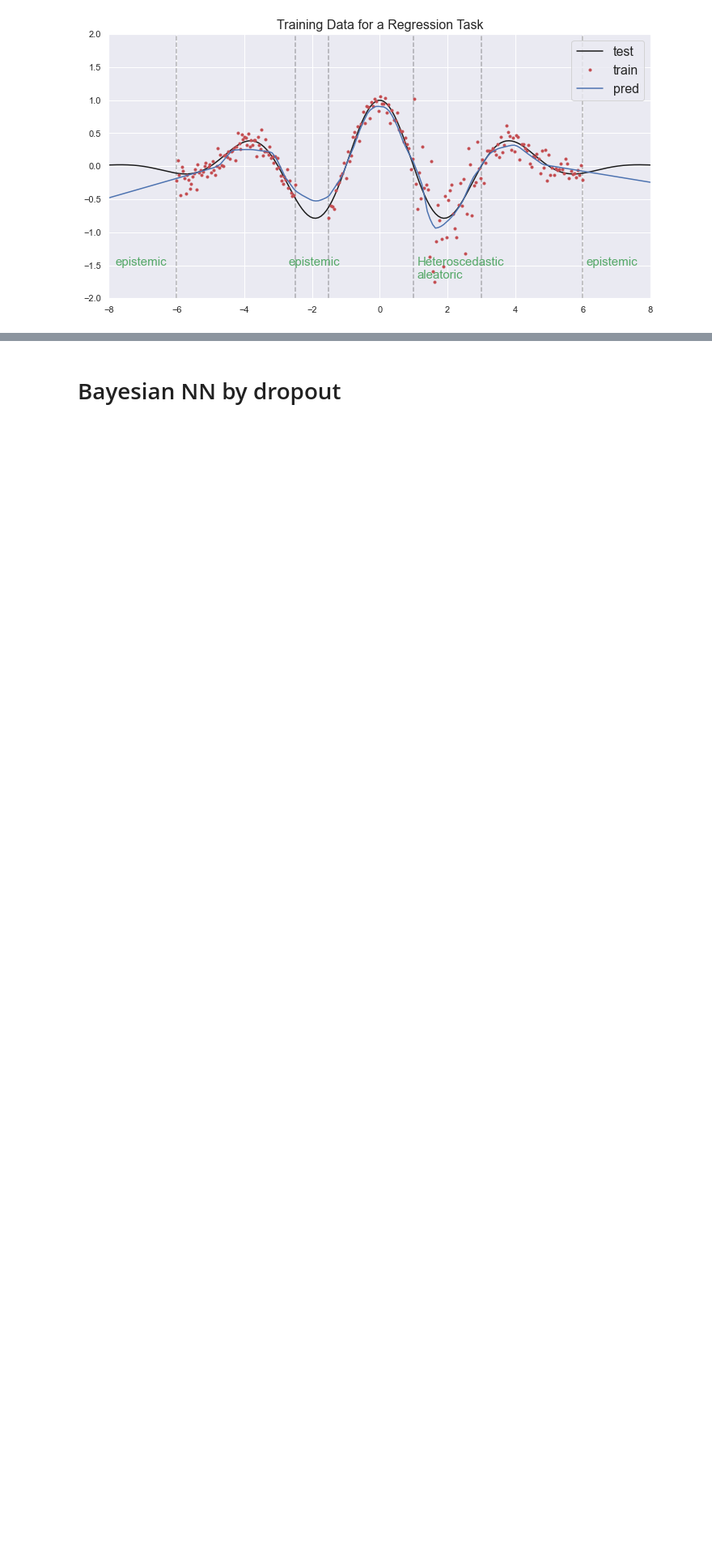
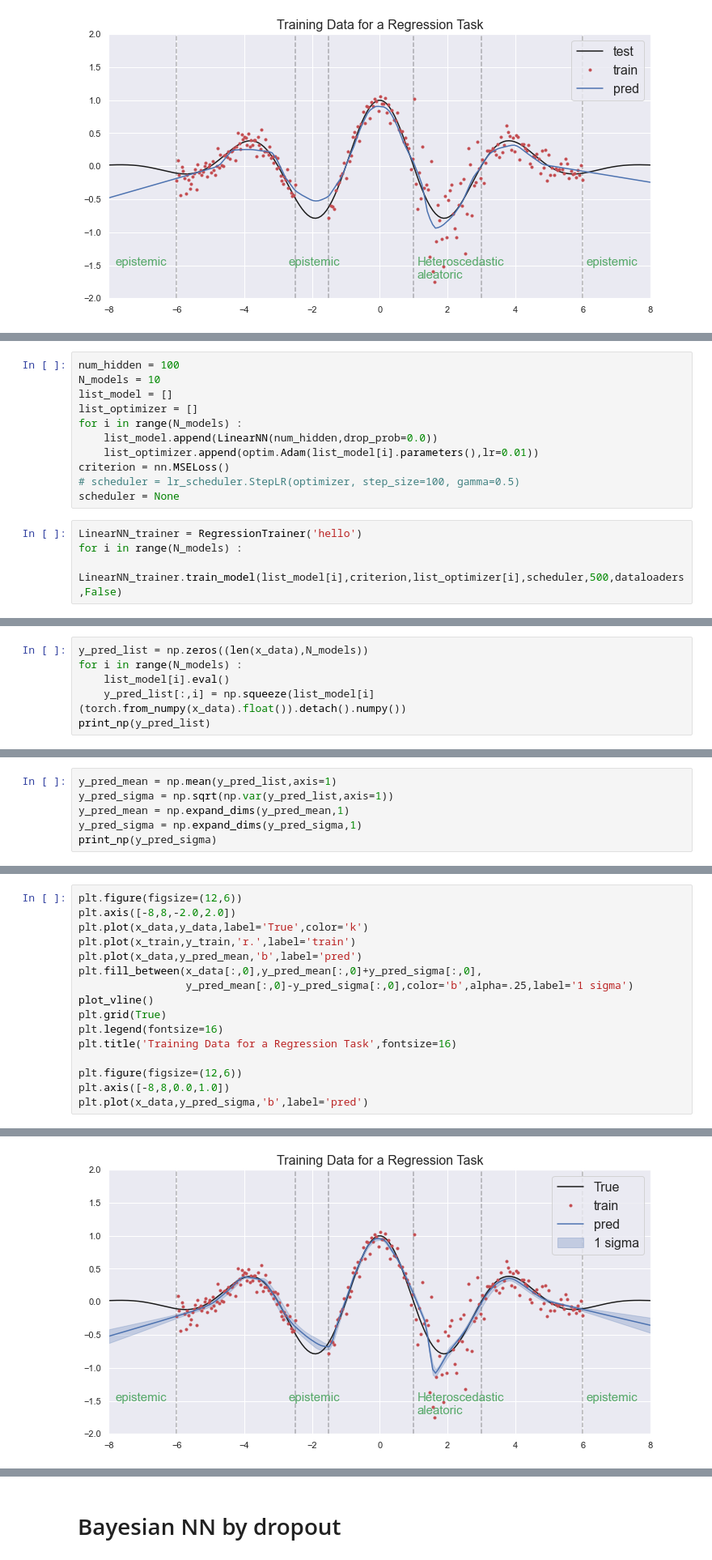
Before and after one commit to taewankim1/uncertainty_deeplearning, a Jupyter notebook: notebooks/Comparison.ipynb, the cells around one changed output, grey strips where cells are left out. Shown at 81% size. Cells and saved outputs as stored; diff of their text form; blank space fills up the shorter version.

```diff
--- a/notebooks/Comparison.ipynb
+++ b/notebooks/Comparison.ipynb
@@ -174,0 +178,15 @@ Text(0.5, 1.0, 'Training Data for a Regression Task')
+# %%
+num_hidden = 100
+N_models = 10
+list_model = []
+list_optimizer = []
+for i in range(N_models) :
+    list_model.append(LinearNN(num_hidden,drop_prob=0.0))
+    list_optimizer.append(optim.Adam(list_model[i].parameters(),lr=0.01))
+criterion = nn.MSELoss()
+# scheduler = lr_scheduler.StepLR(optimizer, step_size=100, gamma=0.5)
+scheduler = None
+# %%
+LinearNN_trainer = RegressionTrainer('hello')
+for i in range(N_models) :
+    LinearNN_trainer.train_model(list_model[i],criterion,list_optimizer[i],scheduler,500,dataloaders,False)
@@ -174,0 +211,6 @@ Text(0.5, 1.0, 'Training Data for a Regression Task')
+# %%
+y_pred_list = np.zeros((len(x_data),N_models))
+for i in range(N_models) :
+    list_model[i].eval()
+    y_pred_list[:,i] = np.squeeze(list_model[i](torch.from_numpy(x_data).float()).detach().numpy())
+print_np(y_pred_list)
@@ -174,0 +220,6 @@ Text(0.5, 1.0, 'Training Data for a Regression Task')
+# %%
+y_pred_mean = np.mean(y_pred_list,axis=1)
+y_pred_sigma = np.sqrt(np.var(y_pred_list,axis=1))
+y_pred_mean = np.expand_dims(y_pred_mean,1)
+y_pred_sigma = np.expand_dims(y_pred_sigma,1)
+print_np(y_pred_sigma)
@@ -174,0 +229,17 @@ Text(0.5, 1.0, 'Training Data for a Regression Task')
+# %%
+plt.figure(figsize=(12,6))
+plt.axis([-8,8,-2.0,2.0])
+plt.plot(x_data,y_data,label='True',color='k')
+plt.plot(x_train,y_train,'r.',label='train')
+plt.plot(x_data,y_pred_mean,'b',label='pred')
+plt.fill_between(x_data[:,0],y_pred_mean[:,0]+y_pred_sigma[:,0],
+                 y_pred_mean[:,0]-y_pred_sigma[:,0],color='b',alpha=.25,label='1 sigma')
+plot_vline()
+plt.grid(True)
+plt.legend(fontsize=16)
+plt.title('Training Data for a Regression Task',fontsize=16)
+
+plt.figure(figsize=(12,6))
+plt.axis([-8,8,0.0,1.0])
+plt.plot(x_data,y_pred_sigma,'b',label='pred')
+# %% [output]
@@ -174,0 +247 @@ Text(0.5, 1.0, 'Training Data for a Regression Task')
+[figure, added]
```
Also changed, not shown: parts of 6 cells of this notebook, 3 other files.
